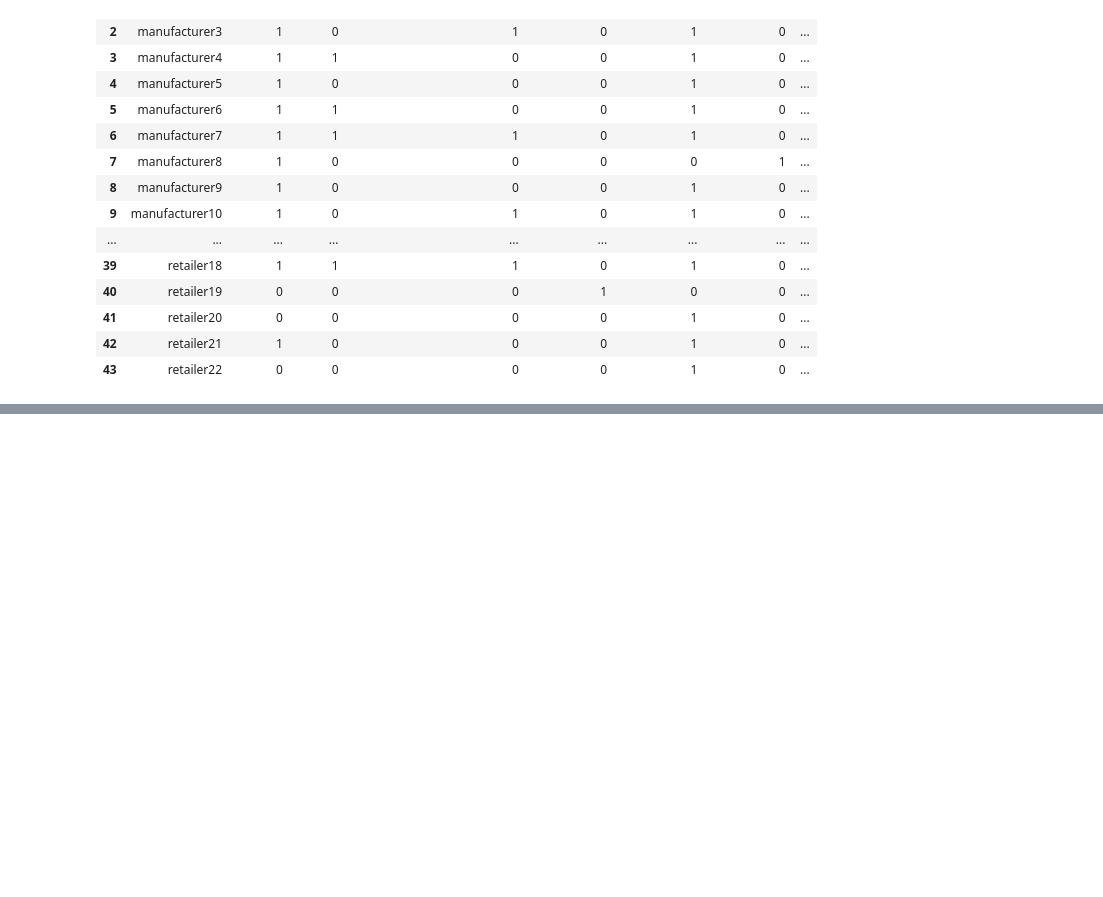
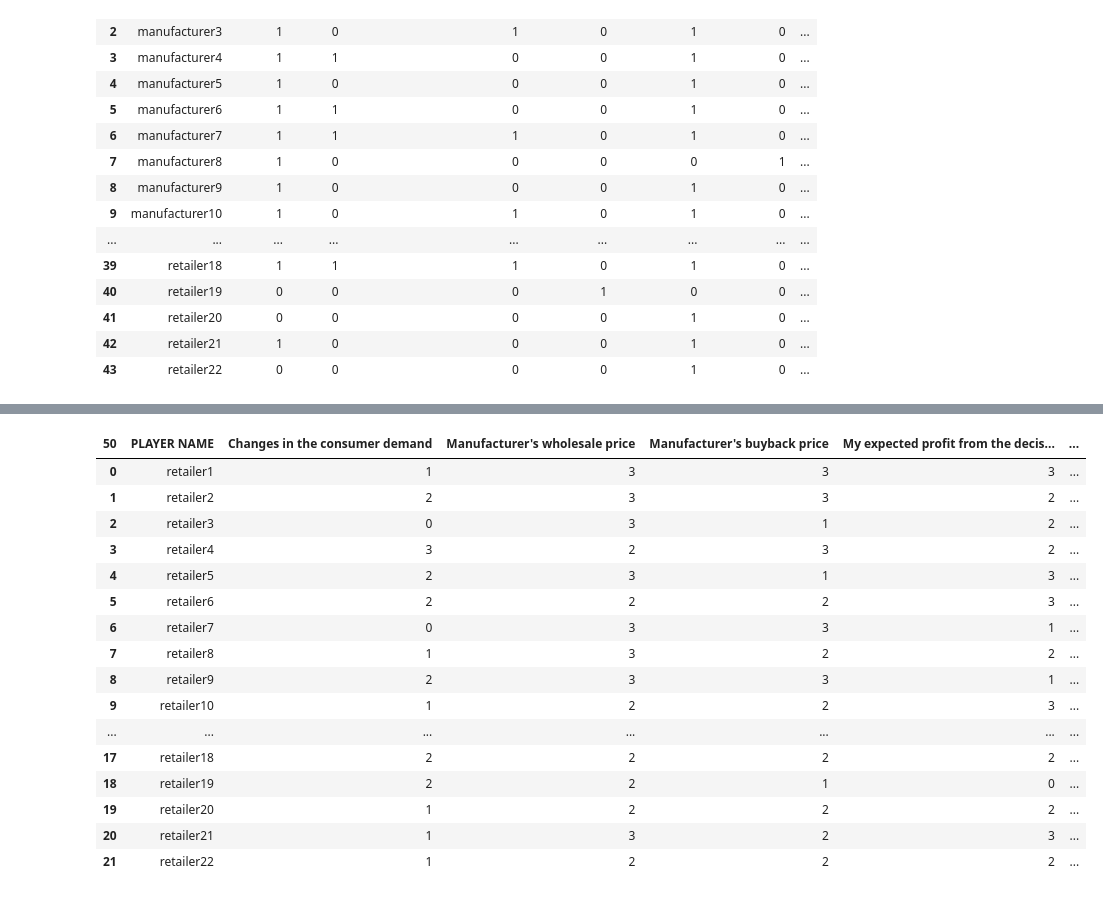
Before and after one commit to SerhanTelatar/Supply-Chain-Decision-Analysis, a Jupyter notebook: Notebooks/personality/buyback_contract.ipynb, the cells around one changed output, grey strips where cells are left out. Drawn from its saved outputs; the diff is of its cells as text; code cells hidden in the pictures; blank space fills up the shorter version.

```diff
--- a/Notebooks/personality/buyback_contract.ipynb
+++ b/Notebooks/personality/buyback_contract.ipynb
@@ -105,0 +129,3 @@ buyback_contract.to_csv('../../Datasets/buyback_contract_subject_background_info
+# %%
+buyback_contract_post_experiment_manufacturer = buyback_contract_post_experiment.iloc[:22,12:26]
+buyback_contract_post_experiment_manufacturer
@@ -105,0 +150,18 @@ buyback_contract.to_csv('../../Datasets/buyback_contract_subject_background_info
+# %%
+def changer(feature_name, dataset_name):
+    dataset_name[feature_name] = dataset_name[feature_name].replace(
+        {
+            "Affected a lot": 3,
+            "Affected": 2,
+            "Affected a little": 1,
+            "Didn't affect": 0,
+            np.nan: -1,
+            "Etkilemedi":0
+
+        }
+    ).astype(int)
+# %%
+for i in buyback_contract_post_experiment_manufacturer.columns:
+    changer(i, buyback_contract_post_experiment_manufacturer)
+buyback_contract_post_experiment_manufacturer = pd.concat([buyback_contract_post_experiment_manufacturer, buyback_contract_post_experiment.iloc[0:22,0]], axis =1)
+buyback_contract_post_experiment_manufacturer
@@ -105,0 +209,24 @@ buyback_contract.to_csv('../../Datasets/buyback_contract_subject_background_info
+# %%
+for i in buyback_contract_post_experiment_retailer.columns[1:]:
+    changer(i, buyback_contract_post_experiment_retailer)
+
+buyback_contract_post_experiment_retailer.reset_index(drop=True, inplace=True)
+buyback_contract_post_experiment_retailer
+# %% [output]
+| 50 | PLAYER NAME | Changes in the consumer demand | Manufacturer's wholesale price | Manufacturer's buyback price | My expected profit from the decis... | ... |
+| 0 | retailer1 | 1 | 3 | 3 | 3 | ... |
+| 1 | retailer2 | 2 | 3 | 3 | 2 | ... |
+| 2 | retailer3 | 0 | 3 | 1 | 2 | ... |
+| 3 | retailer4 | 3 | 2 | 3 | 2 | ... |
+| 4 | retailer5 | 2 | 3 | 1 | 3 | ... |
+| 5 | retailer6 | 2 | 2 | 2 | 3 | ... |
+| 6 | retailer7 | 0 | 3 | 3 | 1 | ... |
+| 7 | retailer8 | 1 | 3 | 2 | 2 | ... |
+| 8 | retailer9 | 2 | 3 | 3 | 1 | ... |
+| 9 | retailer10 | 1 | 2 | 2 | 3 | ... |
+| ... | ... | ... | ... | ... | ... | ... |
+| 17 | retailer18 | 2 | 2 | 2 | 2 | ... |
+| 18 | retailer19 | 2 | 2 | 1 | 0 | ... |
+| 19 | retailer20 | 1 | 2 | 2 | 2 | ... |
+| 20 | retailer21 | 1 | 3 | 2 | 3 | ... |
+| 21 | retailer22 | 1 | 2 | 2 | 2 | ... |
```
Also changed, not shown: parts of 8 cells of this notebook, 2 other files.
